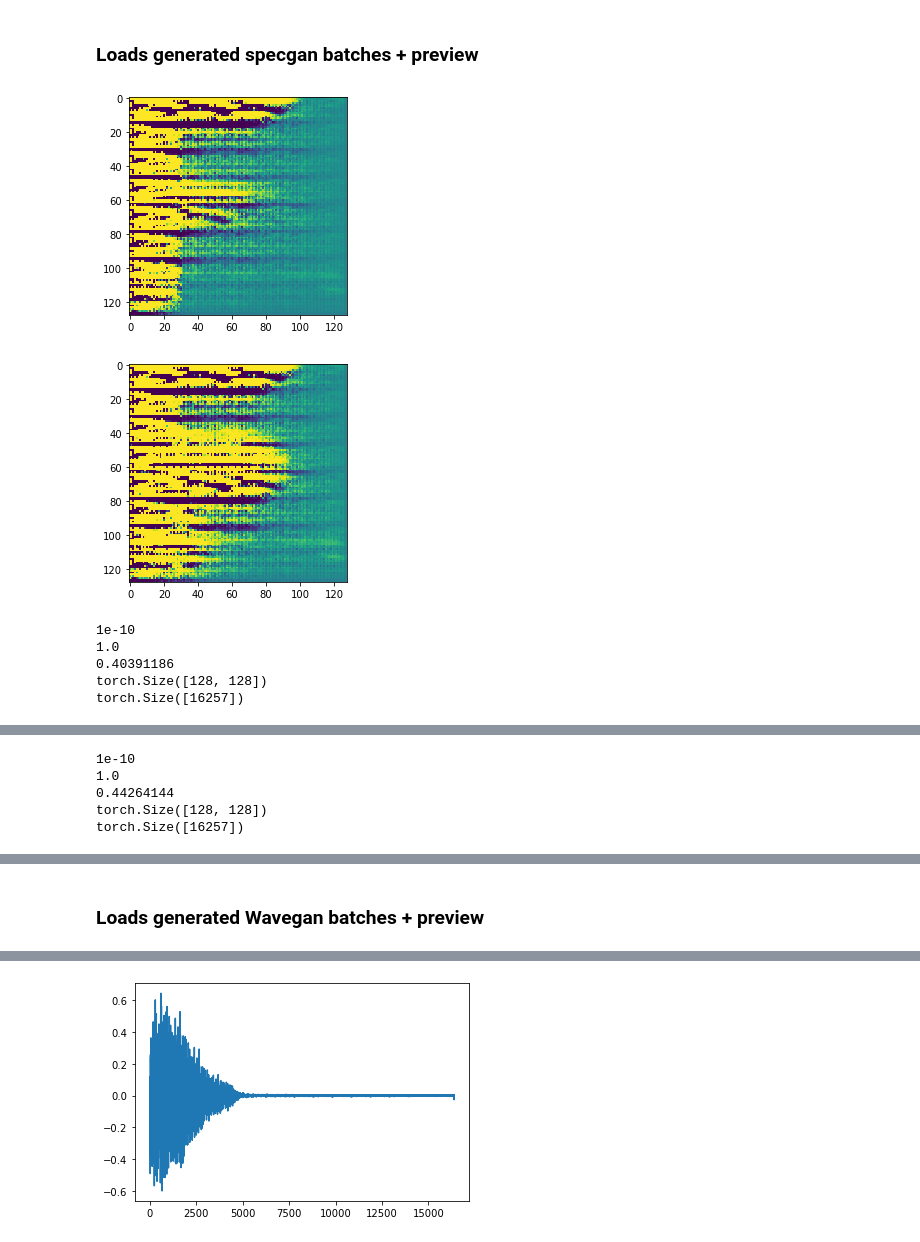
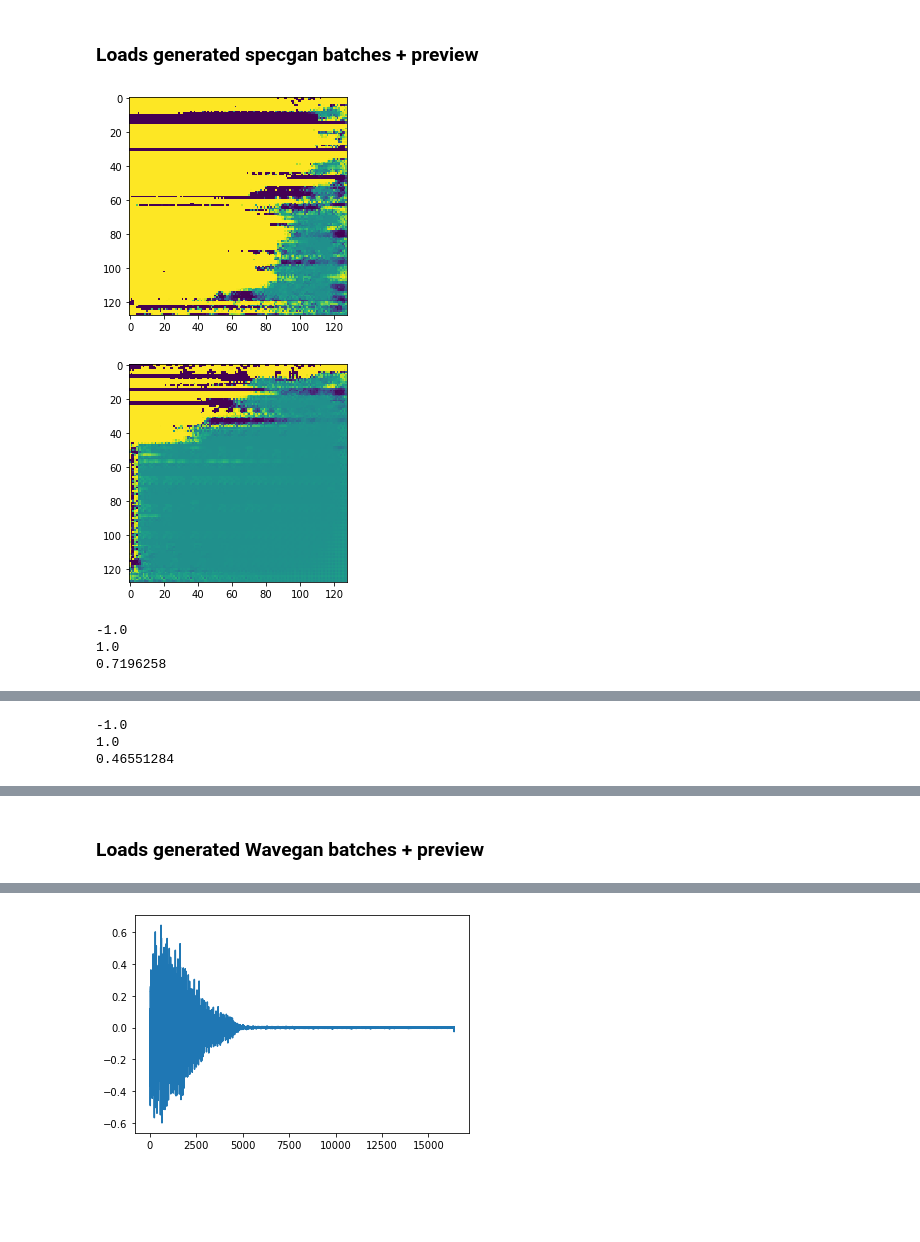
Before and after one commit to ecbme6040/e6691-2022spring-project-WAVE-an3078-bmh2168-gs3160, a Jupyter notebook: Load audio batch.ipynb, the cells around one changed output, grey strips where cells are left out. Drawn from its saved outputs; the diff is of its cells as text; code cells hidden in the pictures; blank space fills up the shorter version.

```diff
--- a/Load audio batch.ipynb
+++ b/Load audio batch.ipynb
@@ -8,2 +0,0 @@ SAMPLING_RATE=16000
-# %% [markdown]
-### Loads generated specgan batches + preview
@@ -10,51 +8,52 @@ SAMPLING_RATE=16000
+# %% [markdown]
+### Loads generated specgan batches + preview
 # %%
 %matplotlib inline
 from matplotlib import pyplot as plt
 from torchaudio import transforms
 griffinLim = transforms.GriffinLim(
         n_fft=255,
         win_length=255,
         hop_length=128)
 
 
 def show_spectrograms(audio_batch):
     for i in range(audio_batch.shape[0]):
         plt.imshow(audio_batch[i][0].numpy(), interpolation='nearest')
         plt.show()
 
 def listen_spectrograms(audio_batch,autoplay=False):
     for i in range(audio_batch.shape[0]):
         sound=audio_batch[i][0]
+        print(np.min(sound.numpy()))
+        print(np.max(sound.numpy()))
+        print(np.std(sound.numpy()))
         #std=torch.std(sound)
-        sound=torch.clip(sound, min=1e-10, max=50)
+        sound=torch.clip(sound, min=0)
         #v_min, v_max = sound.min(), sound.max()
         #new_min, new_max = 1e-10, 50
         #sound = (sound - v_min)/(v_max - v_min)*(new_max - new_min) + new_min
         sound=griffinLim(sound)
-        display(Audio(sound, rate=SAMPLING_RATE, autoplay=autoplay))
+        display(Audio(sound, rate=16000, autoplay=autoplay))
 
-test_path='./save/specfake/fake_12_1573.pt'
+test_path='./save/specfake/fake_245_29766.pt'
 audio_batch=torch.load( test_path, map_location=torch.device('cpu'))
 
 show_spectrograms(audio_batch)
 listen_spectrograms(audio_batch)
 # %% [output]
-[figure, old version]
+[figure, new version]
-[figure, old version]
+[figure, new version]
-1e-10
+-1.0
 1.0
-0.40391186
-torch.Size([128, 128])
-torch.Size([16257])
+0.7196258
 [interactive output not drawn]
-1e-10
+-1.0
 1.0
-0.44264144
-torch.Size([128, 128])
-torch.Size([16257])
+0.46551284
 [interactive output not drawn]
-# %% [markdown]
-### Loads generated Wavegan batches + preview
+# %% [markdown]
+### Loads generated Wavegan batches + preview
 # %%
 from IPython.display import Audio
 from IPython.core.display import display
```
Also changed, not shown: parts of 3 cells of this notebook, 2 other files.
